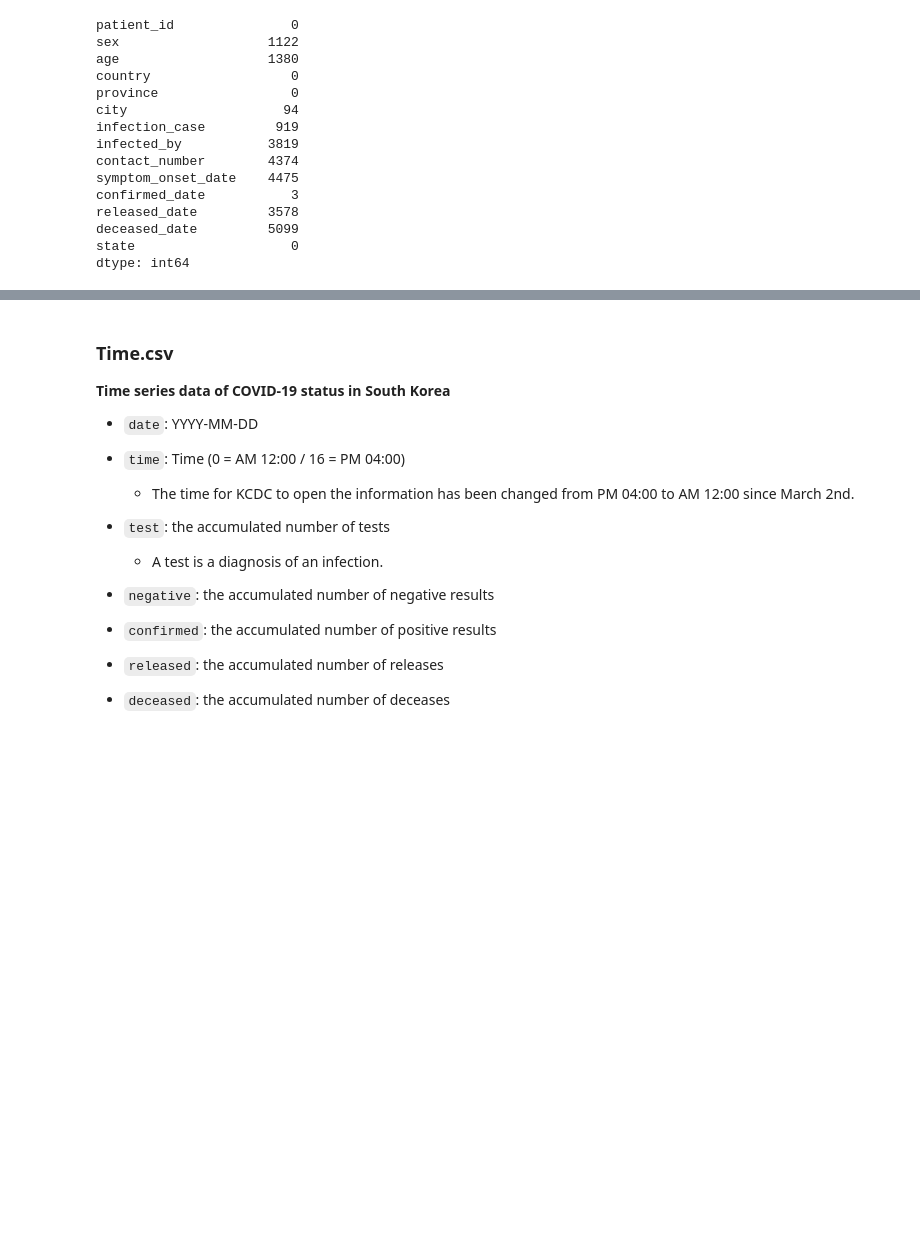
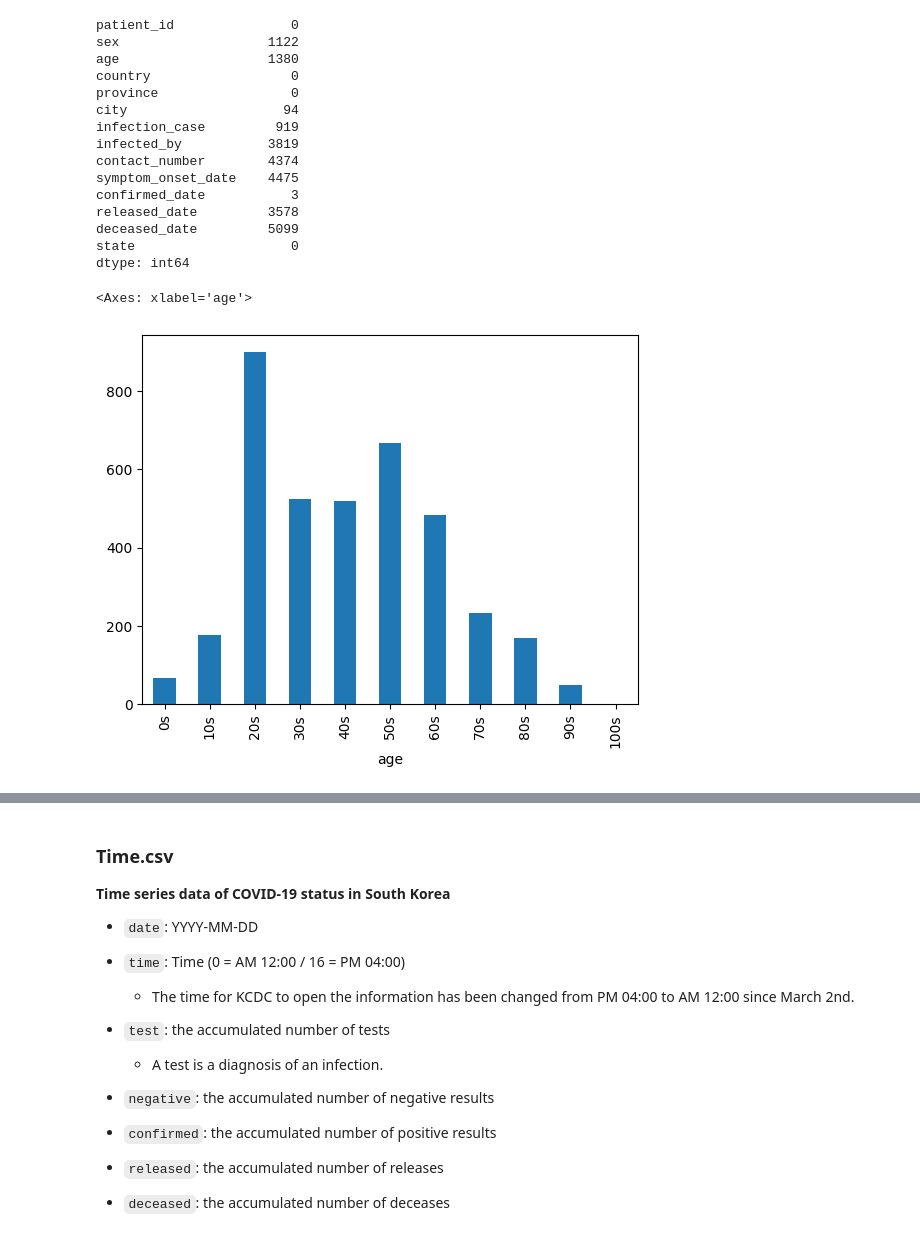
Before and after one commit to AndranikSargsyan/Data-Visualization-Project, a Jupyter notebook: analysis.ipynb, the cells around one changed output, grey strips where cells are left out. Saved outputs shown, nothing was run; the diff lists cells and outputs as text; code cells hidden in the pictures; blank space fills up the shorter version.

```diff
--- a/analysis.ipynb
+++ b/analysis.ipynb
@@ -232,3 +232,10 @@ released_date         3578
 deceased_date         5099
 state                    0
 dtype: int64
+# %%
+age_dist = patient_info_df.groupby('age').count()['patient_id']
+age_dist = age_dist[[0, 2, 3, 4, 5, 6, 7, 8, 9, 10, 1]]
+age_dist.plot.bar()
+# %% [output]
+<Axes: xlabel='age'>
+[figure, added]
```
Also changed, not shown: parts of 2 cells of this notebook.
